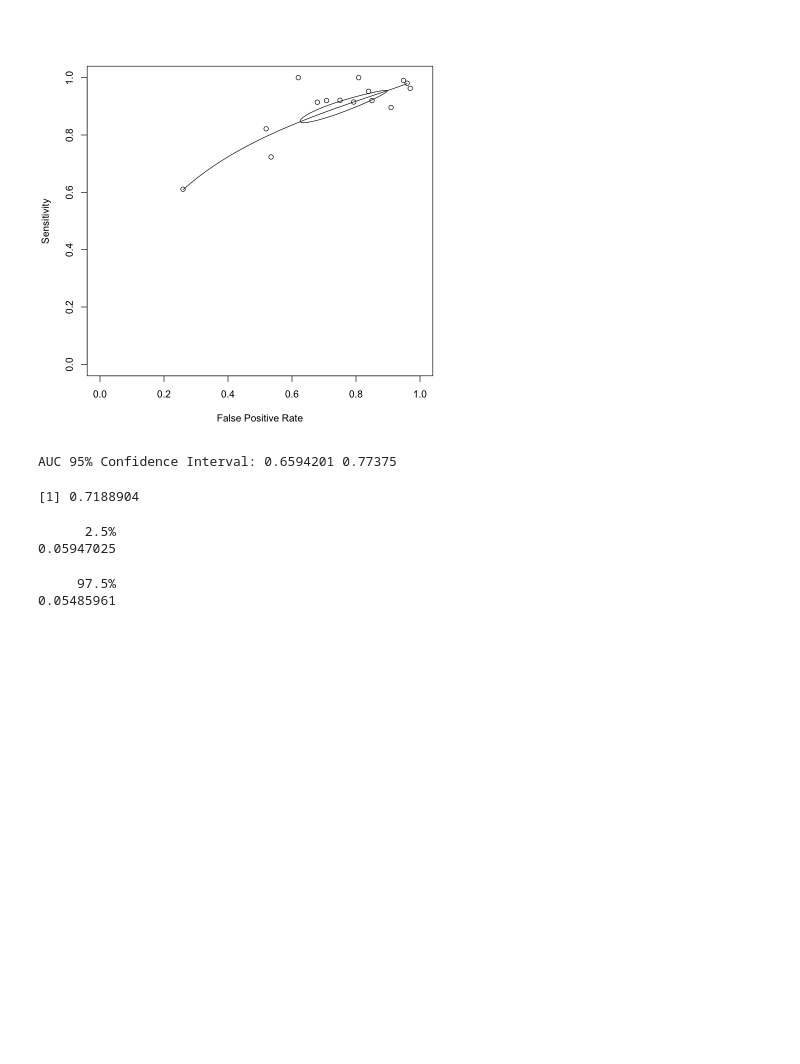
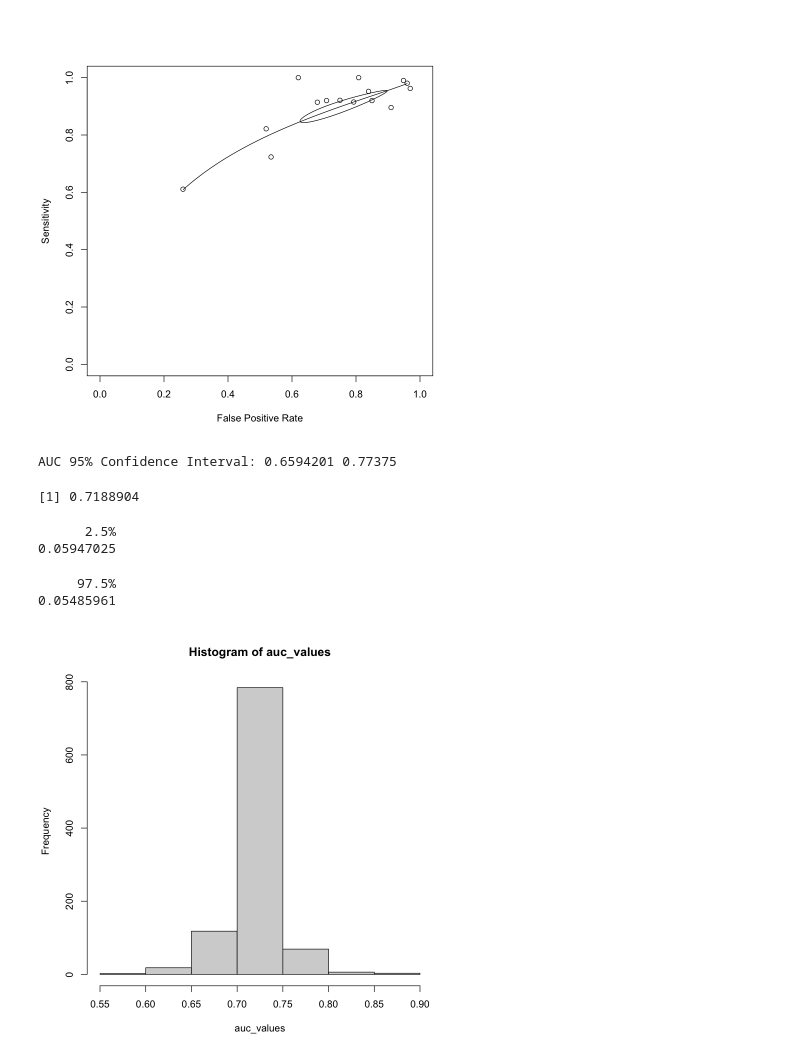
Before and after one commit to ohshane/Statistics, a Jupyter notebook: R/main.ipynb, the cells around one changed output. Cells and saved outputs as stored; diff of their text form; code cells hidden in the pictures; blank space fills up the shorter version.

```diff
--- a/R/main.ipynb
+++ b/R/main.ipynb
@@ -90,3 +108,7 @@ ci[2] - AUC(model)$AUC
 # %% [output]
      97.5%
 0.05485961
+# %%
+hist(auc_values)
+# %% [output]
+[figure, added]
```
Also changed, not shown: parts of 2 cells of this notebook, 2 other files.
